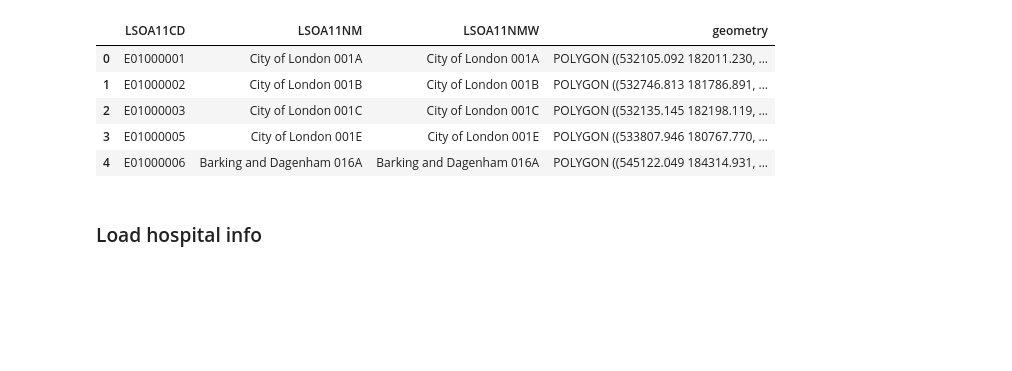
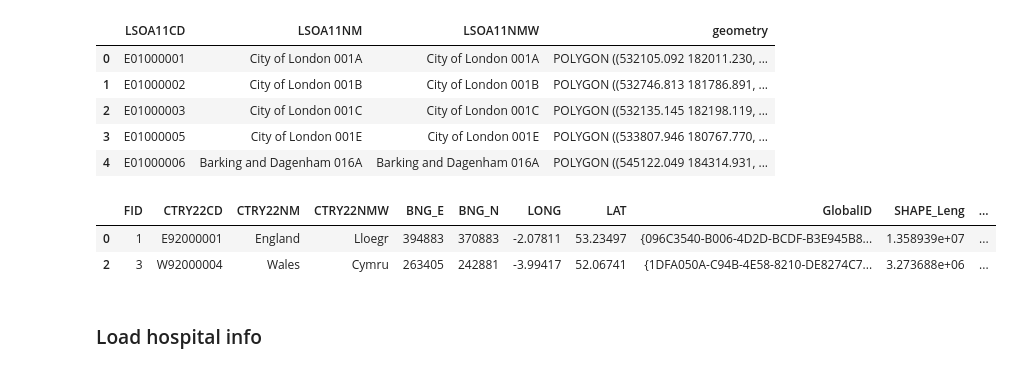
Before and after one commit to stroke-optimist/deterministic_geographic_model, a Jupyter notebook: model_1/lsoa_analysis_added_utility.ipynb, the cells around one changed output. Drawn from its saved outputs; the diff is of its cells as text; code cells hidden in the pictures; blank space fills up the shorter version.

```diff
--- a/model_1/lsoa_analysis_added_utility.ipynb
+++ b/model_1/lsoa_analysis_added_utility.ipynb
@@ -1,5 +1,11 @@
 # %% [markdown]
 # Analysis of LSOA results
+# %%
+file_name = 'lsoa_base'
+limit_to_england = False
+
+data_field = 'added_utility'
+data_name = 'added utility'
 # %% [markdown]
 ## Proportions of stroke types: Analysis of SAMueL data
 
@@ -17,9 +23,6 @@ For original analysis see: https://samuel-book.github.io/samuel-1/descriptive_st
 # %% [markdown]
 ## Set analysis parameters
 # %%
-file_name = 'lsoa_base'
-limit_to_england = True
-
 stroke_type_propotions = {
     'haemorragic': 0.136,
     'lvo': 0.33 * (1 - 0.136),
@@ -79,6 +84,21 @@ lsoa_gdf.head()
 | 2 | E01000003 | City of London 001C | City of London 001C | POLYGON ((532135.145 182198.119, ... |
 | 3 | E01000005 | City of London 001E | City of London 001E | POLYGON ((533807.946 180767.770, ... |
 | 4 | E01000006 | Barking and Dagenham 016A | Barking and Dagenham 016A | POLYGON ((545122.049 184314.931, ... |
+# %%
+# Load country outline
+outline = geopandas.read_file('./data/Countries_(December_2022)_GB_BFC.zip')
+if limit_to_england:
+    mask = outline['CTRY22NM'] == 'England'
+    outline = outline[mask]
+else:
+    mask = (outline['CTRY22NM'] == 'England') | (outline['CTRY22NM'] == 'Wales')
+    outline = outline[mask]
+# %%
+outline
+# %% [output]
+|  | FID | CTRY22CD | CTRY22NM | CTRY22NMW | BNG_E | BNG_N | LONG | LAT | GlobalID | SHAPE_Leng | ... |
+| 0 | 1 | E92000001 | England | Lloegr | 394883 | 370883 | -2.07811 | 53.23497 | {096C3540-B006-4D2D-BCDF-B3E945B8... | 1.358939e+07 | ... |
+| 2 | 3 | W92000004 | Wales | Cymru | 263405 | 242881 | -3.99417 | 52.06741 | {1DFA050A-C94B-4E58-8210-DE8274C7... | 3.273688e+06 | ... |
 # %% [markdown]
 ### Load hospital info
 # %%
```
Also changed, not shown: parts of 8 cells of this notebook, 5 other files.
